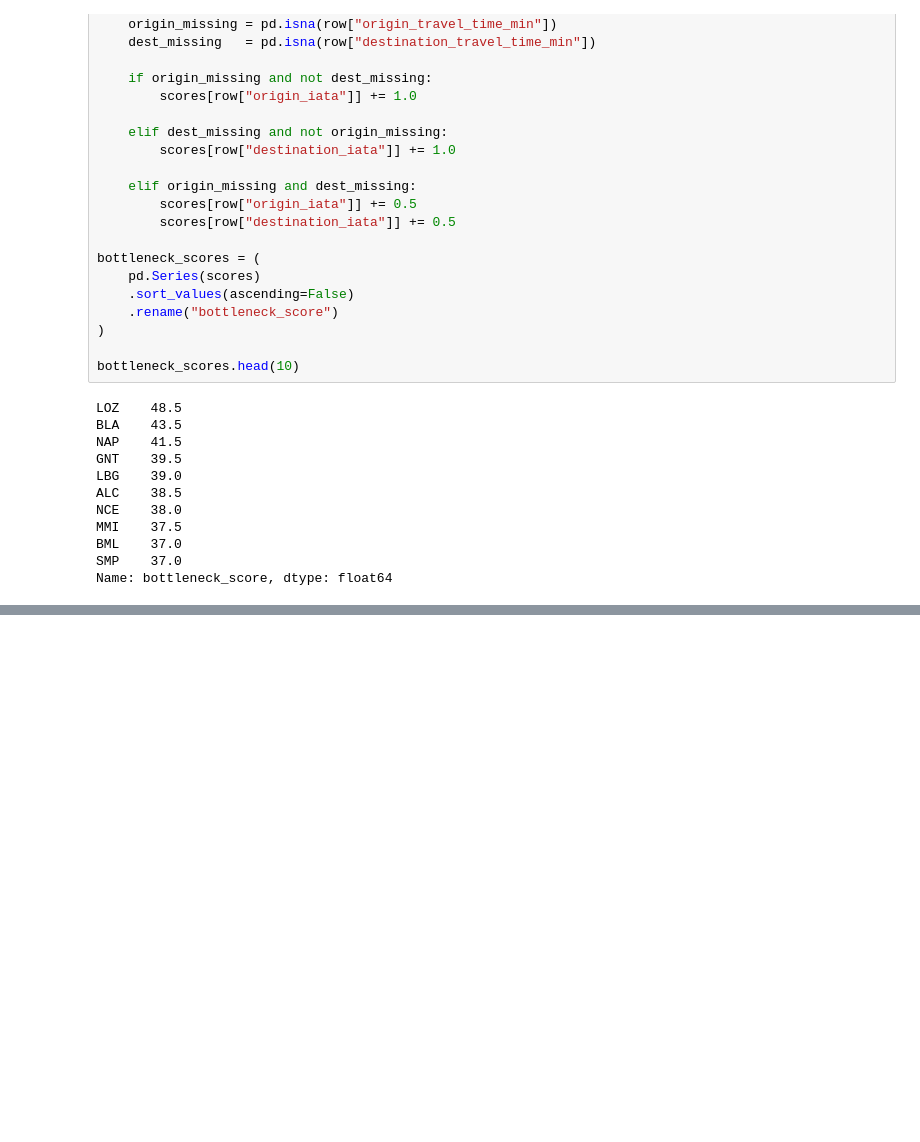
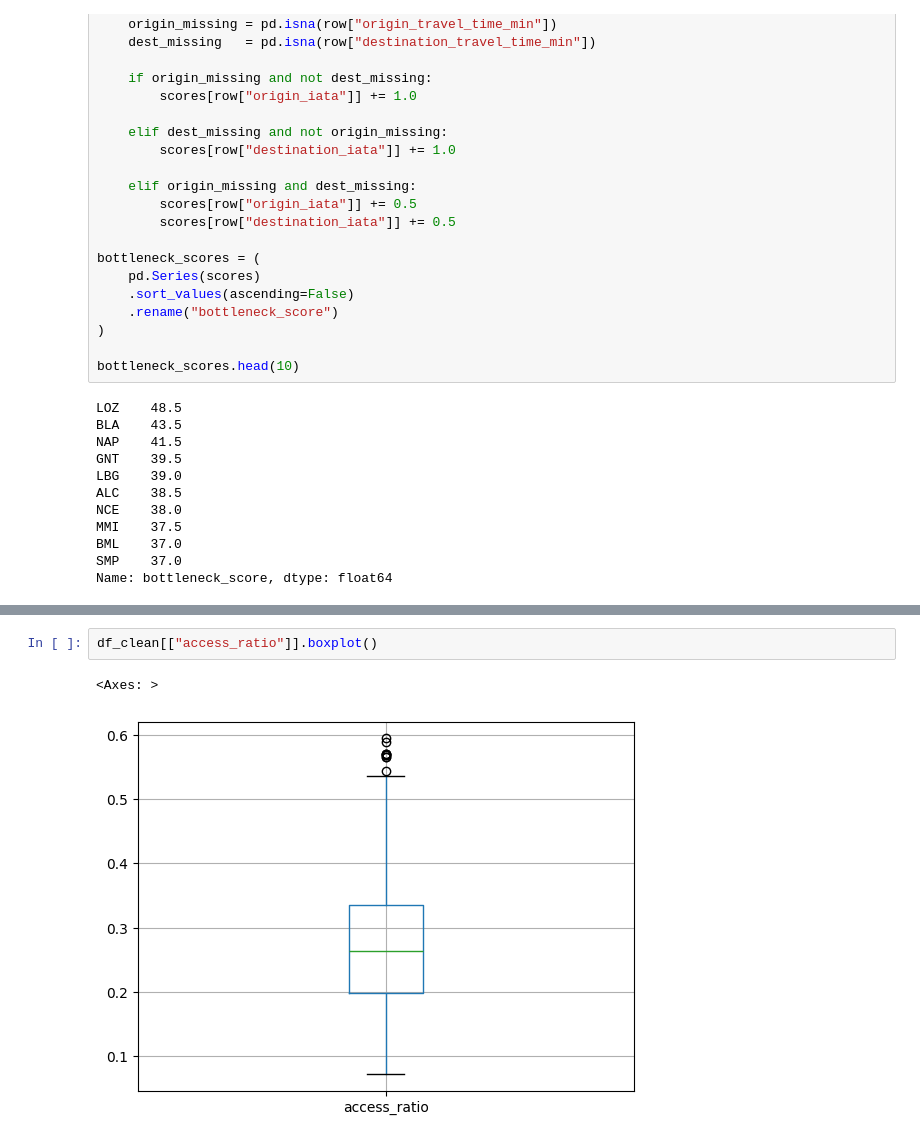
Before and after one commit to PhilippS01/ExDEx-A2, a Jupyter notebook: src/Q3_Analysis.ipynb, the cells around one changed output, grey strips where cells are left out. Saved outputs shown, nothing was run; the diff lists cells and outputs as text; blank space fills up the shorter version.

```diff
--- a/src/Q3_Analysis.ipynb
+++ b/src/Q3_Analysis.ipynb
@@ -442,0 +482,5 @@ df_joined.dropna()
+# %%
+df_clean[["access_ratio"]].boxplot()
+# %% [output]
+<Axes: >
+[figure, added]
```
Also changed, not shown: parts of 13 cells of this notebook.
